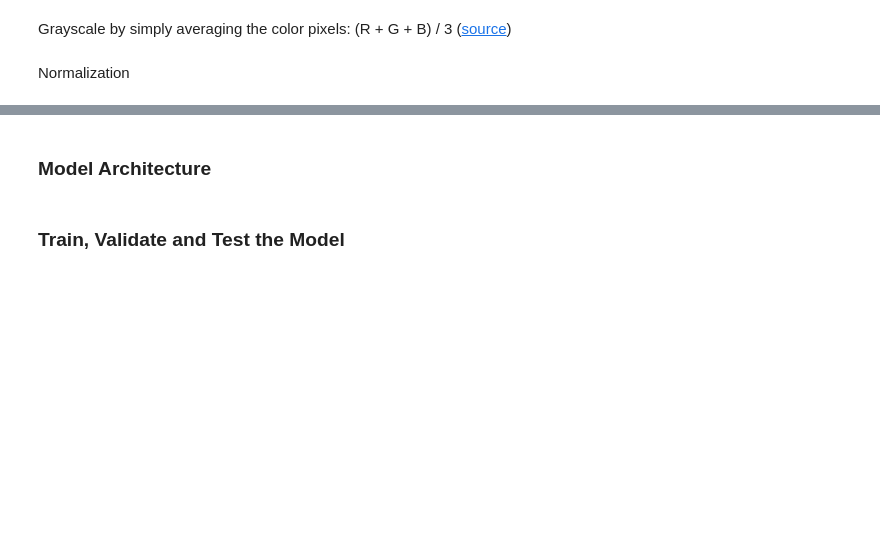
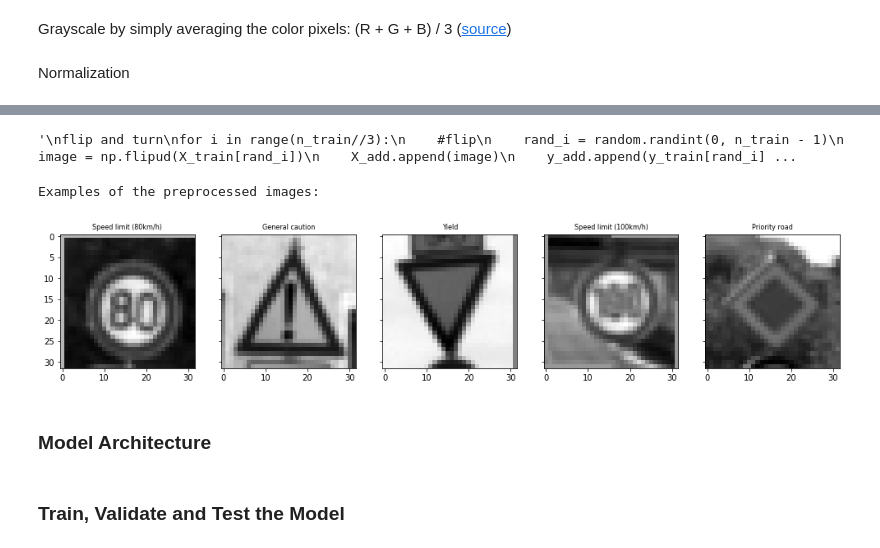
Before and after one commit to ek8203/CarND-Traffic-Sign-Classifier-Project, a Jupyter notebook: Traffic_Sign_Classifier.ipynb, the cells around one changed output, grey strips where cells are left out. Drawn from its saved outputs; the diff is of its cells as text; code cells hidden in the pictures; blank space fills up the shorter version.

Commit message:
version with cv2.warpAffine - does not run on EC2

```diff
--- a/Traffic_Sign_Classifier.ipynb
+++ b/Traffic_Sign_Classifier.ipynb
@@ -183,3 +212,68 @@ X_valid = (X_valid - 128)/128
+# %%
+import scipy.ndimage as ndimage
+
+X_add = []
+y_add = []
+
+"""
+flip and turn
+for i in range(n_train//3):
+    #flip
+    rand_i = random.randint(0, n_train - 1)
+    image = np.flipud(X_train[rand_i])
+    X_add.append(image)
+    y_add.append(y_train[rand_i])
+    # rotate left
+    rand_i = random.randint(0, n_train - 1)
+    image = np.rot90(X_train[rand_i], axes=(0, 1))
+    X_add.append(image)
+    y_add.append(y_train[rand_i])
+    #rotate right
+    rand_i = random.randint(0, n_train - 1)
+    image = np.rot90(X_train[rand_i], axes=(1, 0))
+    X_add.append(image)
+    y_add.append(y_train[rand_i])
+"""
+# %% [output]
+'\nflip and turn\nfor i in range(n_train//3):\n    #flip\n    rand_i = random.randint(0, n_train - 1)\n    image = np.flipud(X_train[rand_i])\n    X_add.append(image)\n    y_add.append(y_train[rand_i] ...
+# %%
+import cv2
+
+# rotate 15%
+for i in range(n_train//3):
+    # rotate 15 deg
+    rand_i = random.randint(0, n_train - 1)
+    image = ndimage.rotate(X_train[rand_i], random.random()*15.0, reshape=False)
+    X_add.append(image)
+    y_add.append(y_train[rand_i])
+    #rotate -15 deg
+    rand_i = random.randint(1, n_train - 1)
+    image = ndimage.rotate(X_train[rand_i], random.random()*(-15.0), reshape=False)
+    X_add.append(image)
+    y_add.append(y_train[rand_i])
+    #shift
+    rand_i = random.randint(1, n_train - 1)
+    dx, dy = np.random.randint(-1.7, 1.8, 2)
+    M = np.float32([[1, 0, dx], [0, 1, dy]])
+    image = cv2.warpAffine(X_train[rand_i], M, (X_train[rand_i].shape[0], X_train[rand_i].shape[1]))
+    image = image[:,:,None]
+    X_add.append(image)
+    y_add.append(y_train[rand_i])
+# %%
+X_add = np.array(X_add)
+y_add = np.array(y_add)
+X_train = np.concatenate((X_train, X_add), axis=0)
+y_train = np.concatenate((y_train, y_add), axis=0)
+
+n_train = len(X_train)
+X_train, y_train = shuffle(X_train, y_train)
+# %%
+print()
+print("Examples of the preprocessed images:")
+figure = plot_images(X_train, y_train, cmap='gray')
+# %% [output]
+Examples of the preprocessed images:
+[figure, added]
 # %% [markdown]
 ### Model Architecture
 # %%
```
Also changed, not shown: parts of 7 cells of this notebook.
